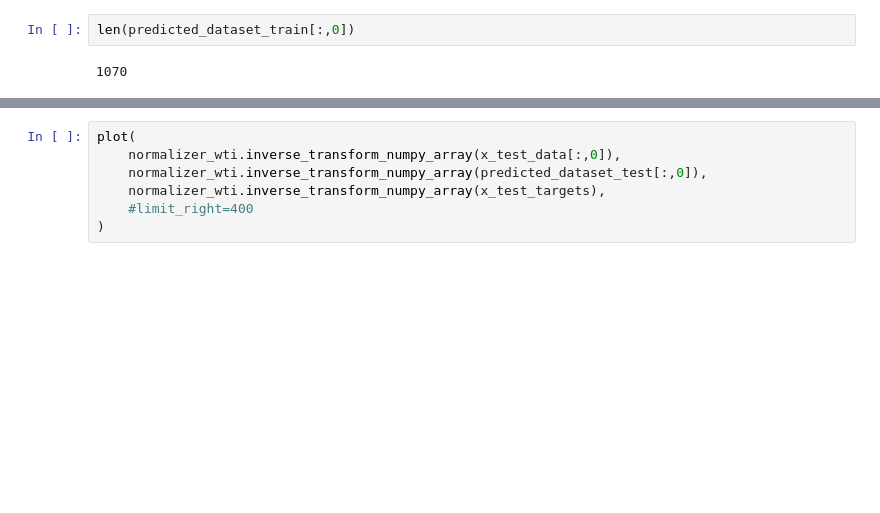
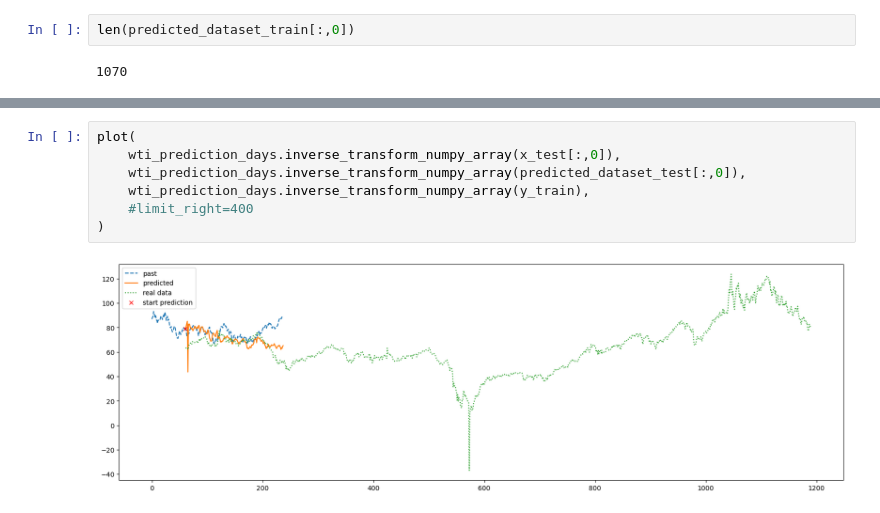
Before and after one commit to csautter/oil-price-prediction-lab, a Jupyter notebook: models/wti/WTI_prediction_days_refactored.ipynb, the cells around one changed output, grey strips where cells are left out. Cells and saved outputs as stored; diff of their text form; blank space fills up the shorter version.

```diff
--- a/models/wti/WTI_prediction_days_refactored.ipynb
+++ b/models/wti/WTI_prediction_days_refactored.ipynb
@@ -322,7 +330,9 @@ predicted_dataset_test = model.predict(dataset_test)
 # %%
 plot(
-    normalizer_wti.inverse_transform_numpy_array(x_test_data[:,0]),
-    normalizer_wti.inverse_transform_numpy_array(predicted_dataset_test[:,0]),
-    normalizer_wti.inverse_transform_numpy_array(x_test_targets),
+    wti_prediction_days.inverse_transform_numpy_array(x_test[:,0]),
+    wti_prediction_days.inverse_transform_numpy_array(predicted_dataset_test[:,0]),
+    wti_prediction_days.inverse_transform_numpy_array(y_train),
     #limit_right=400
 )
+# %% [output]
+[figure, added]
```
Also changed, not shown: parts of 10 cells of this notebook, 2 other files.
